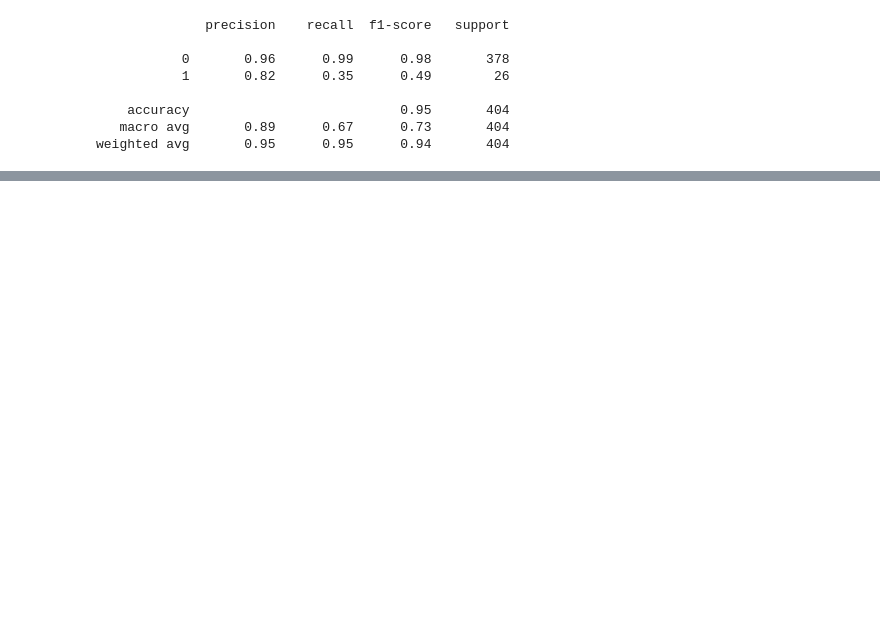
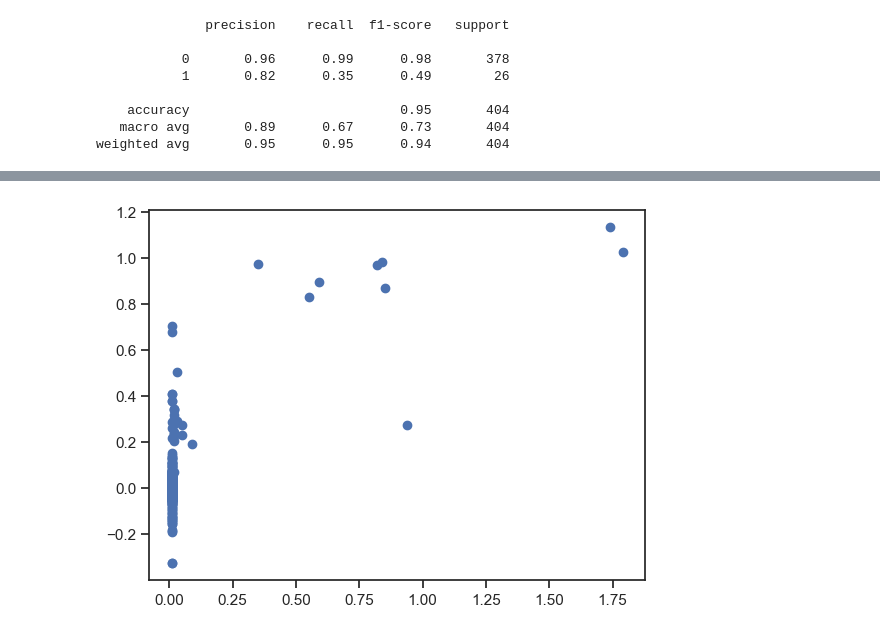
Before and after one commit to Fehintiti/Machine-Learning-Multi_Element-Gold-Predciton-, a Jupyter notebook: MULTI-ELEMENT_LITHOLOGY _GOLD ANALYISIS CLASSIFICATION.ipynb, the cells around one changed output, grey strips where cells are left out. Cells and saved outputs as stored; diff of their text form; code cells hidden in the pictures; blank space fills up the shorter version.

```diff
--- a/MULTI-ELEMENT_LITHOLOGY _GOLD ANALYISIS CLASSIFICATION.ipynb
+++ b/MULTI-ELEMENT_LITHOLOGY _GOLD ANALYISIS CLASSIFICATION.ipynb
@@ -810,0 +926,6 @@ Text(0.5, 1.0, 'Feature Importance')
+# %%
+plt.scatter(y_test,model.predict(X_test))
+plt.xlabel =('actual Au')
+plt.ylabel =('predicted Au')
+# %% [output]
+[figure, added]
```
Also changed, not shown: parts of 50 cells of this notebook.
